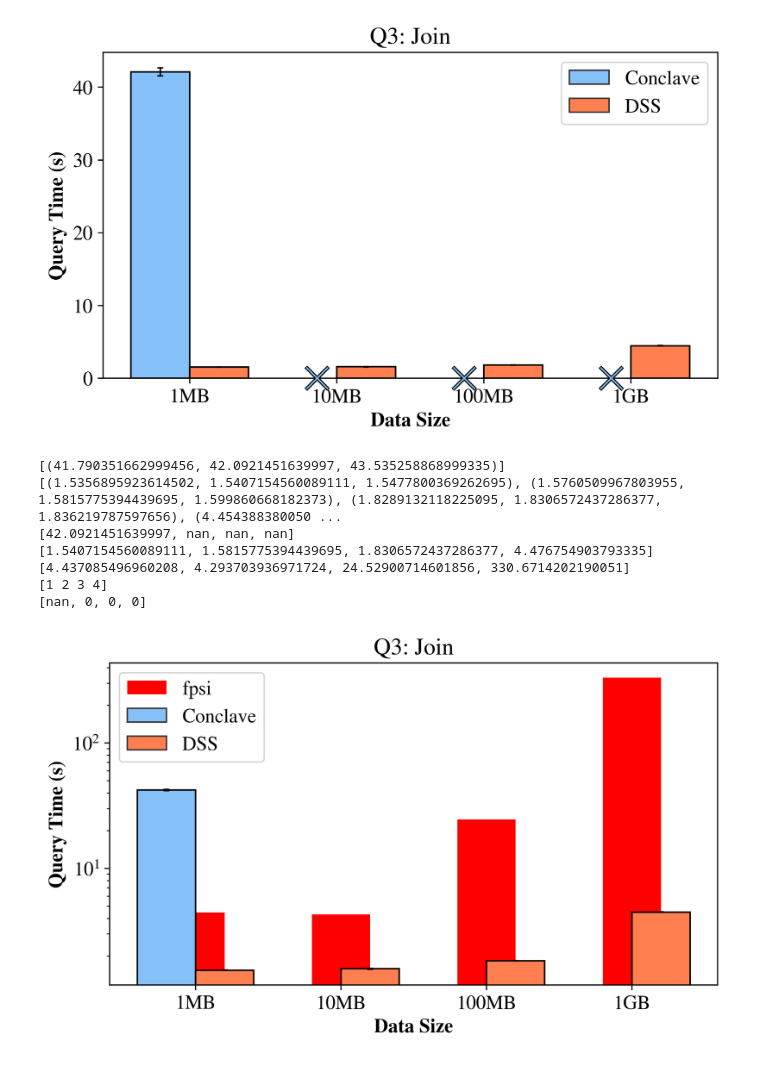
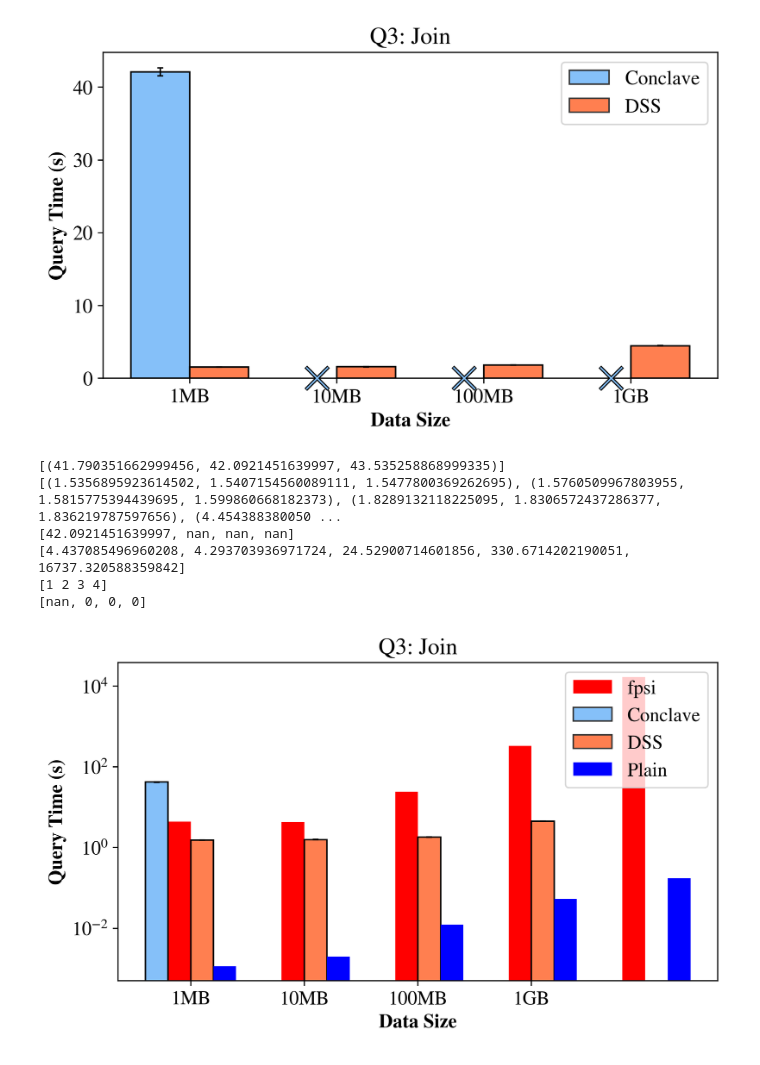
Before and after one commit to Dumplingz/conclave, a Jupyter notebook: conclave_data_parsing.ipynb, the cells around one changed output. Drawn from its saved outputs; the diff is of its cells as text; code cells hidden in the pictures.

Commit message:
more data

```diff
--- a/conclave_data_parsing.ipynb
+++ b/conclave_data_parsing.ipynb
@@ -115,9 +115,9 @@ Name: 1GB, dtype: float64
 # %% [markdown]
 # Fast PSI
 # %%
-data_sizes = ['1MB', '10MB', '100MB', '1GB']
+data_sizes = ['1MB', '10MB', '100MB', '1GB', '10GB']
 
-size_names = [750,7500,75000,750000]
+size_names = [750,7500,75000,750000,7500000]
 
 fpsi_arr = []
 
@@ -148,0 +151,12 @@ Name: 1GB, dtype: float64]
+# %%
+data_sizes = ['1MB', '10MB', '100MB', '1GB', '10GB']
+
+join_arr = []
+
+for i, data_size in enumerate(data_sizes):
+    path = f"ds_data/join_queries/{data_size}_0.5.csv"
+    data = pd.read_csv(path, header=None)
+    print(data)
+    join_arr.append(pd.Series(data[0][1:]).rename(data_size))
+
+print(join_arr)
@@ -458,7 +490,9 @@ print(data_right_mmm)
 
 X_axis = np.arange(4)+1
 
-width = 0.4
+X_axis_large = np.arange(5) + 1
+
+width = 0.2
 
 # min_no_sev, median_no_sev, max_no_sev = raw_mmm(no_sev)
 # min_sev, median_sev, max_sev = raw_mmm(sev)
@@ -474,15 +508,18 @@ medians_right = [row[1] for row in data_right_mmm]
 
 plt.figure(figsize=(7.5, 4), dpi=320)
 
-fpsi_hts = [fpsi_arr[i][0] for i in range(4)]
-print(medians_right)
+fpsi_hts = [fpsi_arr[i][0] for i in range(5)]
 print(fpsi_hts)
+
+join_hts_mmm = [raw_mmm(col) for col in join_arr]
+medians_join = [row[1] for row in join_hts_mmm]
+# join_hts = [join_arr[i][1] for i in range(4)]
 
 print(X_axis)
 
-plt.bar(x=X_axis, width=width, height = fpsi_hts, label = "fpsi", color='red')
+plt.bar(x=X_axis_large-width/2, width=width, height = fpsi_hts, label = "fpsi", color='red')
 
-plt.bar(x=X_axis-width/2,width=width,height=medians_left,label="Conclave",
+plt.bar(x=X_axis-width/2-width,width=width,height=medians_left,label="Conclave",
 #         # edgecolor=colors_right[i],
 #         # edgecolor=[.2,.2,.2],
 #         # alpha=0.8,
@@ -495,7 +532,7 @@ plt.bar(x=X_axis-width/2,width=width,height=medians_left,label="Conclave",
         )
 
 
-plt.bar(x=X_axis-width/2,width=width,height=medians_left,yerr=stdev_left,
+plt.bar(x=X_axis-width/2-width,width=width,height=medians_left,yerr=stdev_left,
         # edgecolor=colors_right[i],
         # edgecolor=[.2,.2,.2],
         # alpha=0.8,
@@ -535,33 +572,34 @@ plt.scatter(np.arange(4)+1-width/3, left_x, [240]*4,
            linewidths=2.5,
             )
 
 plt.scatter(np.arange(4)+1-width/3,left_x, [220]*4,
             edgecolors='black',
             marker='x',
             color = "#85C0F9",
             zorder=100,
             clip_on=False,
             linewidths=1,
             )
 
+plt.bar(x=X_axis_large+width/2+width, width=width, height = medians_join, label = "Plain", color='blue')
+
 plt.yscale('log')
 
 plt.xlabel("Data Size", fontweight="bold")
 plt.ylabel("Query Time (s)", fontweight="bold")
 plt.title("Q3: Join")
 plt.legend()
 
 plt.xticks(X_axis, [col.name for col in data_right])
 
 plt.savefig("q4.pdf", bbox_inches='tight')
 
 plt.show()
 # %% [output]
 [(41.790351662999456, 42.0921451639997, 43.535258868999335)]
 [(1.5356895923614502, 1.5407154560089111, 1.5477800369262695), (1.5760509967803955, 1.5815775394439695, 1.599860668182373), (1.8289132118225095, 1.8306572437286377, 1.836219787597656), (4.454388380050 ...
 [42.0921451639997, nan, nan, nan]
-[1.5407154560089111, 1.5815775394439695, 1.8306572437286377, 4.476754903793335]
-[4.437085496960208, 4.293703936971724, 24.52900714601856, 330.6714202190051]
+[4.437085496960208, 4.293703936971724, 24.52900714601856, 330.6714202190051, 16737.320588359842]
 [1 2 3 4]
 [nan, 0, 0, 0]
-[figure, old version]
+[figure, new version]
```
Also changed, not shown: parts of 3 cells of this notebook, 14 other files.
